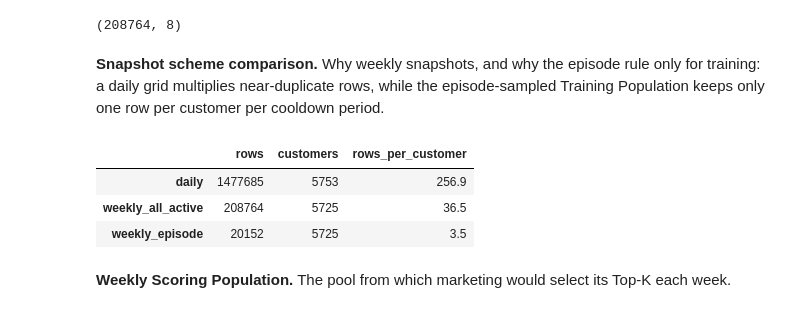
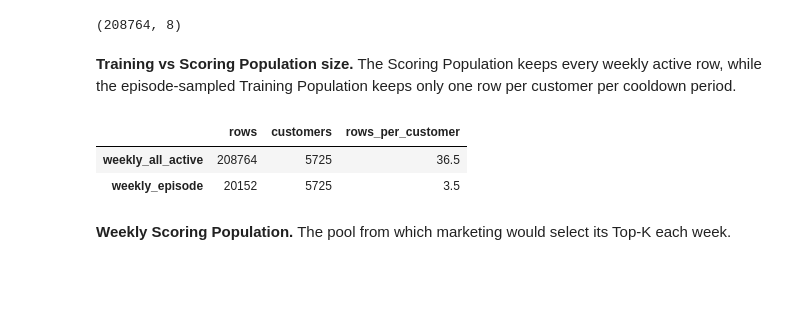
Before and after one commit to nguyenbaanh7779/customer-churn-prediction, a Jupyter notebook: notebooks/07_data_preparation.ipynb, the cells around one changed output. Saved outputs shown, nothing was run; the diff lists cells and outputs as text; code cells hidden in the pictures; blank space fills up the shorter version.

```diff
--- a/notebooks/07_data_preparation.ipynb
+++ b/notebooks/07_data_preparation.ipynb
@@ -618,35 +618,28 @@ base.shape
 # %% [output]
 (208764, 8)
 # %% [markdown]
-**Snapshot scheme comparison.** Why weekly snapshots, and why the
-episode rule only for training: a daily grid multiplies near-duplicate
-rows, while the episode-sampled Training Population keeps only one
-row per customer per cooldown period.
+**Training vs Scoring Population size.** The Scoring Population
+keeps every weekly active row, while the episode-sampled Training
+Population keeps only one row per customer per cooldown period.
 # %%
-daily_dates = pd.date_range(start=warmup_end, end=DATA_END, freq="D")
-daily_grid = build_snapshot_grid(occasions, daily_dates, R_MAX)
-daily_active = daily_grid[daily_grid["is_active"]]
 training_rows = base[base["in_training_sample"]]
 
 scheme_comparison = pd.DataFrame(
     {
-        "rows": [len(daily_active), len(base), len(training_rows)],
+        "rows": [len(base), len(training_rows)],
         "customers": [
-            daily_active["customer_id"].nunique(),
             base["customer_id"].nunique(),
             training_rows["customer_id"].nunique(),
         ],
     },
-    index=["daily", "weekly_all_active", "weekly_episode"],
+    index=["weekly_all_active", "weekly_episode"],
 )
 scheme_comparison["rows_per_customer"] = (
     scheme_comparison["rows"] / scheme_comparison["customers"]
 )
-del daily_grid, daily_active
 scheme_comparison.round(1)
 # %% [output]
 |  | rows | customers | rows_per_customer |
-| daily | 1477685 | 5753 | 256.9 |
 | weekly_all_active | 208764 | 5725 | 36.5 |
 | weekly_episode | 20152 | 5725 | 3.5 |
 # %% [markdown]
```
Also changed, not shown: 2 other files.
